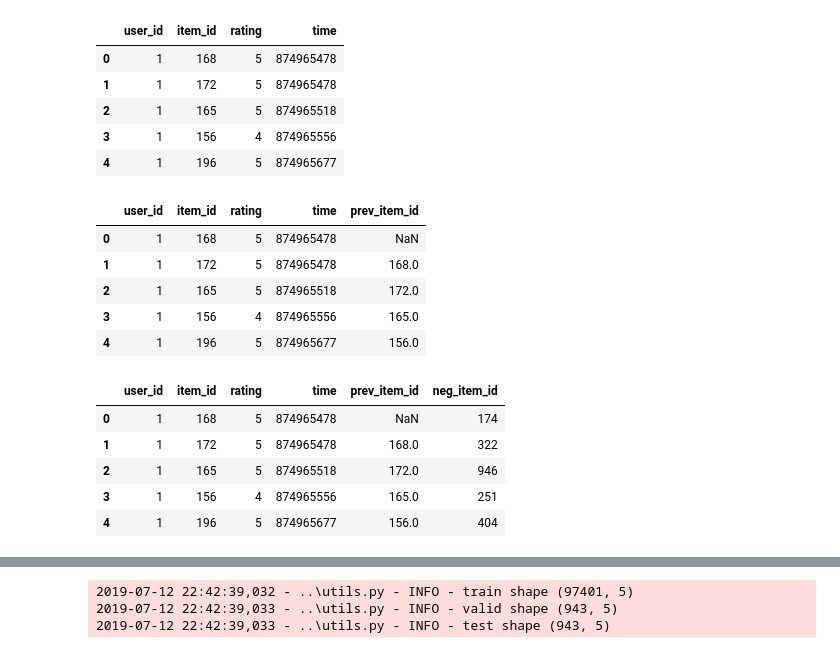
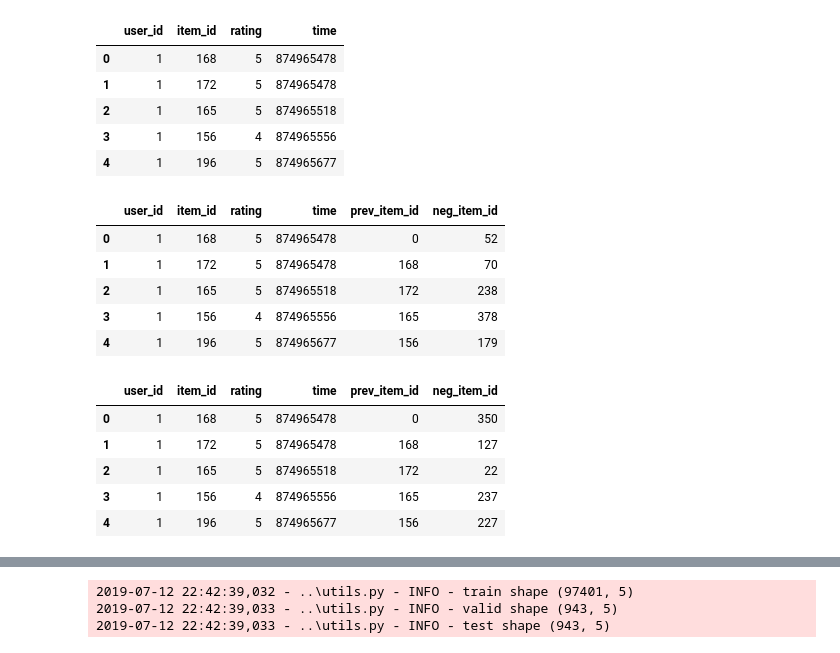
Before and after one commit to noaRricky/seq-rmd-crowdsourcing, a Jupyter notebook: notebooks/new_preprocess.ipynb, the cells around one changed output, grey strips where cells are left out. Drawn from its saved outputs; the diff is of its cells as text; code cells hidden in the pictures.

Commit message:
fix pandas shift dtype to float

```diff
--- a/notebooks/new_preprocess.ipynb
+++ b/notebooks/new_preprocess.ipynb
@@ -97,23 +97,23 @@ df.head()
 # %%
 # Add previous item
 df['prev_item_id'] = df.item_id
-df.prev_item_id = df.prev_item_id.shift(periods=1)
+df.prev_item_id = df.prev_item_id.shift(periods=1).fillna(0).astype(np.int32)
 df.head()
 # %% [output]
-|  | user_id | item_id | rating | time | prev_item_id |
-| 0 | 1 | 168 | 5 | 874965478 | NaN |
-| 1 | 1 | 172 | 5 | 874965478 | 168.0 |
-| 2 | 1 | 165 | 5 | 874965518 | 172.0 |
-| 3 | 1 | 156 | 4 | 874965556 | 165.0 |
-| 4 | 1 | 196 | 5 | 874965677 | 156.0 |
+|  | user_id | item_id | rating | time | prev_item_id | neg_item_id |
+| 0 | 1 | 168 | 5 | 874965478 | 0 | 52 |
+| 1 | 1 | 172 | 5 | 874965478 | 168 | 70 |
+| 2 | 1 | 165 | 5 | 874965518 | 172 | 238 |
+| 3 | 1 | 156 | 4 | 874965556 | 165 | 378 |
+| 4 | 1 | 196 | 5 | 874965677 | 156 | 179 |
 # %%
 # Negative sampling
 df['neg_item_id'] = df.item_id.sample(df.shape[0]).values
 df.head()
 # %% [output]
 |  | user_id | item_id | rating | time | prev_item_id | neg_item_id |
-| 0 | 1 | 168 | 5 | 874965478 | NaN | 174 |
-| 1 | 1 | 172 | 5 | 874965478 | 168.0 | 322 |
-| 2 | 1 | 165 | 5 | 874965518 | 172.0 | 946 |
-| 3 | 1 | 156 | 4 | 874965556 | 165.0 | 251 |
-| 4 | 1 | 196 | 5 | 874965677 | 156.0 | 404 |
+| 0 | 1 | 168 | 5 | 874965478 | 0 | 350 |
+| 1 | 1 | 172 | 5 | 874965478 | 168 | 127 |
+| 2 | 1 | 165 | 5 | 874965518 | 172 | 22 |
+| 3 | 1 | 156 | 4 | 874965556 | 165 | 237 |
+| 4 | 1 | 196 | 5 | 874965677 | 156 | 227 |
```
Also changed, not shown: parts of 1 cell of this notebook, 1 other file.
